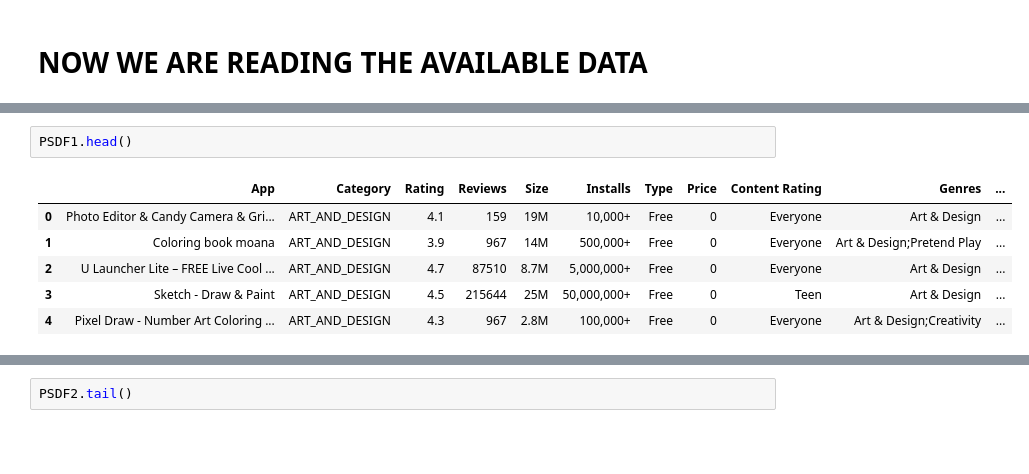
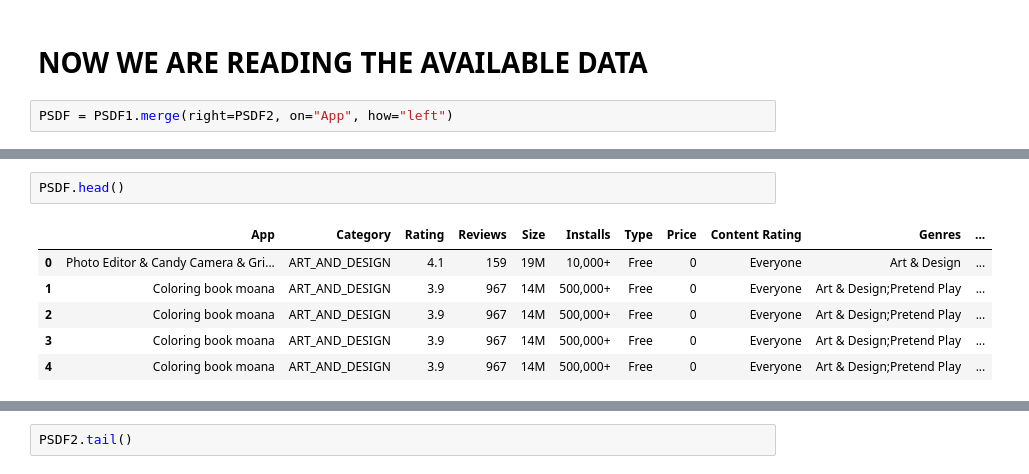
Before and after one commit to DrBharathiTC/Play_store-app-review-analysis-Capstone-project, a Jupyter notebook: Play_Store_App_Review_Analysis_EDA_Capstone.ipynb, the cells around one changed output, grey strips where cells are left out. Saved outputs shown, nothing was run; the diff lists cells and outputs as text; blank space fills up the shorter version.

```diff
--- a/Play_Store_App_Review_Analysis_EDA_Capstone.ipynb
+++ b/Play_Store_App_Review_Analysis_EDA_Capstone.ipynb
@@ -46,4 +46,6 @@ PSDF1=pd.read_csv("/content/drive/MyDrive/almabetter projects/EDA-playstore/Play
 PSDF2=pd.read_csv("/content/drive/MyDrive/almabetter projects/EDA-playstore/User Reviews.csv")
 # %% [markdown]
 #  **NOW WE ARE READING THE AVAILABLE DATA**
+# %%
+PSDF = PSDF1.merge(right=PSDF2, on="App", how="left")
 # %%
@@ -87,9 +71,9 @@ memory usage: 2.5+ MB
 # %%
-PSDF1.head()
+PSDF.head()
 # %% [output]
 |  | App | Category | Rating | Reviews | Size | Installs | Type | Price | Content Rating | Genres | ... |
 | 0 | Photo Editor & Candy Camera & Gri... | ART_AND_DESIGN | 4.1 | 159 | 19M | 10,000+ | Free | 0 | Everyone | Art & Design | ... |
 | 1 | Coloring book moana | ART_AND_DESIGN | 3.9 | 967 | 14M | 500,000+ | Free | 0 | Everyone | Art & Design;Pretend Play | ... |
-| 2 | U Launcher Lite – FREE Live Cool ... | ART_AND_DESIGN | 4.7 | 87510 | 8.7M | 5,000,000+ | Free | 0 | Everyone | Art & Design | ... |
-| 3 | Sketch - Draw & Paint | ART_AND_DESIGN | 4.5 | 215644 | 25M | 50,000,000+ | Free | 0 | Teen | Art & Design | ... |
-| 4 | Pixel Draw - Number Art Coloring ... | ART_AND_DESIGN | 4.3 | 967 | 2.8M | 100,000+ | Free | 0 | Everyone | Art & Design;Creativity | ... |
+| 2 | Coloring book moana | ART_AND_DESIGN | 3.9 | 967 | 14M | 500,000+ | Free | 0 | Everyone | Art & Design;Pretend Play | ... |
+| 3 | Coloring book moana | ART_AND_DESIGN | 3.9 | 967 | 14M | 500,000+ | Free | 0 | Everyone | Art & Design;Pretend Play | ... |
+| 4 | Coloring book moana | ART_AND_DESIGN | 3.9 | 967 | 14M | 500,000+ | Free | 0 | Everyone | Art & Design;Pretend Play | ... |
```
Also changed, not shown: parts of 10 cells of this notebook.
